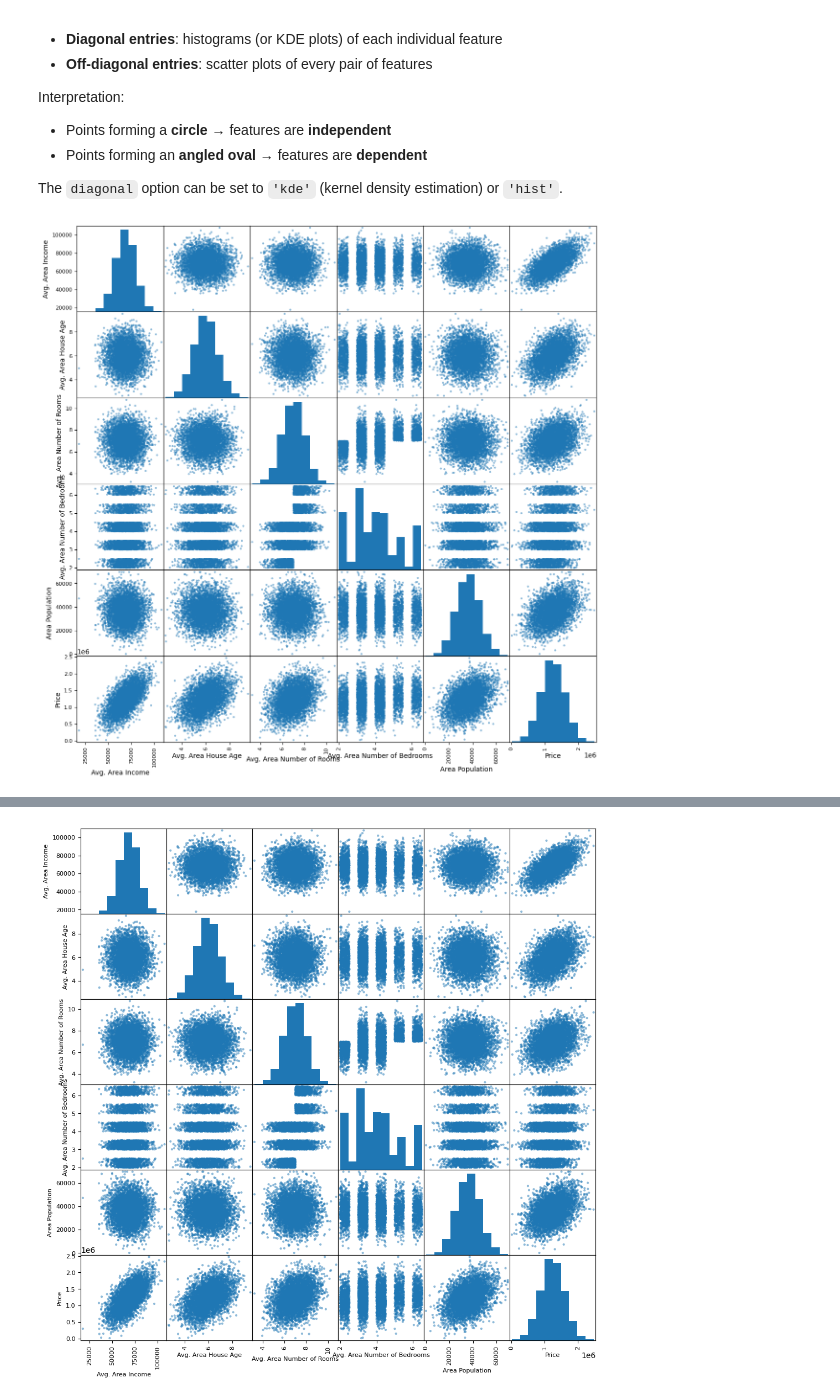
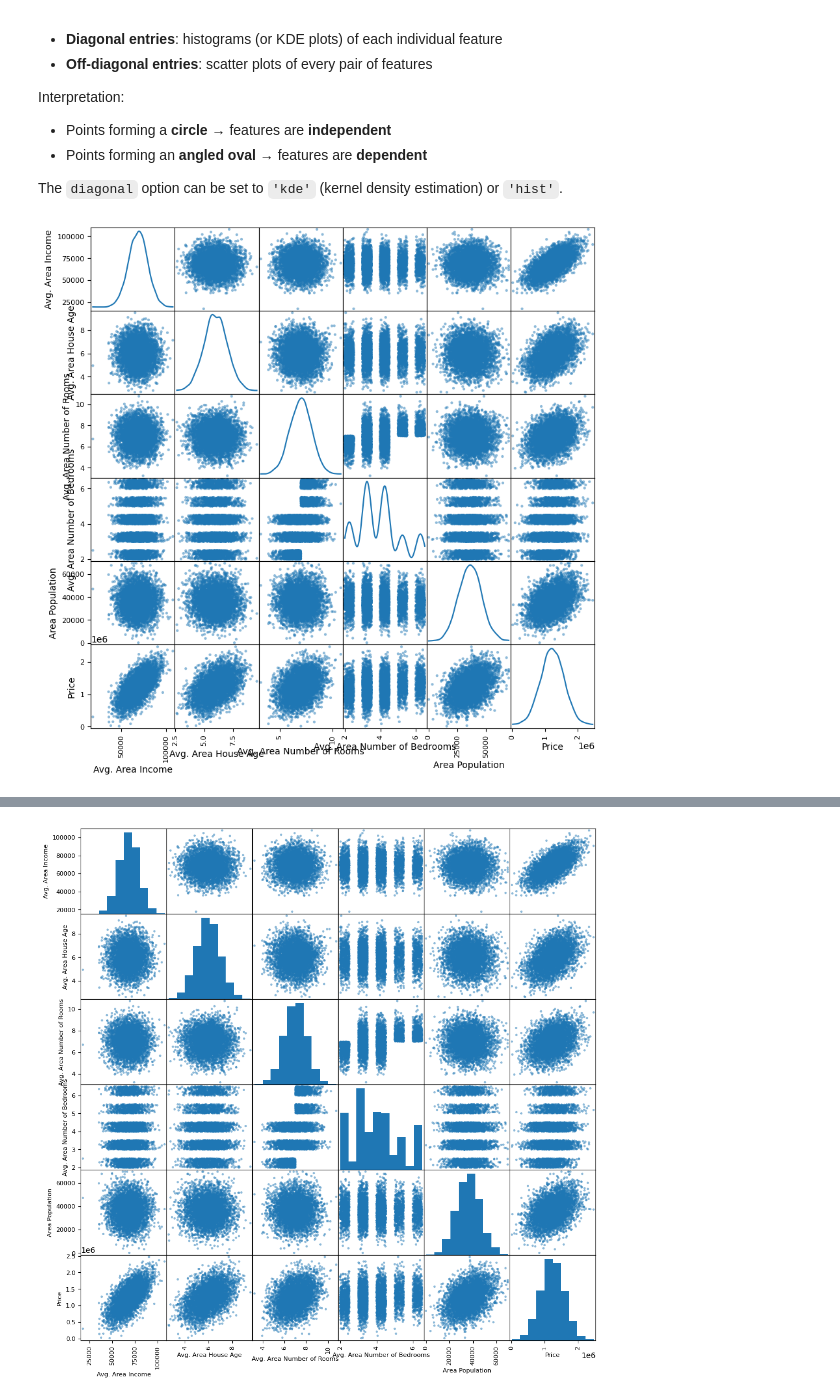
Before and after one commit to wasimnawaz1/programming_4_AI, a Jupyter notebook: Programming_for_AI,_Lectures_(Week_9)_Matplotlib.ipynb, the cells around one changed output, grey strips where cells are left out. Drawn from its saved outputs; the diff is of its cells as text; code cells hidden in the pictures.

```diff
--- a/Programming_for_AI,_Lectures_(Week_9)_Matplotlib.ipynb
+++ b/Programming_for_AI,_Lectures_(Week_9)_Matplotlib.ipynb
@@ -503,0 +423,18 @@ housing_price.isnull().sum()
+# %%
+import pandas as pd
+import numpy as np
+import matplotlib.pyplot as plt
+
+# Path to dataset: https://www.kaggle.com/datasets/aariyan101/usa-housingcsv
+!kaggle datasets download -d aariyan101/usa-housingcsv --unzip          # direct download to /content folder
+
+# Load the dataset first
+housing_price = pd.read_csv('/content/USA_Housing.csv')
+
+print(housing_price.head())
+print(housing_price.tail())
+
+print(housing_price.shape)
+print(housing_price.info())
+print(housing_price.describe())
+print(housing_price.isnull().sum())
@@ -550,8 +505,10 @@ Interpretation:
 
 The `diagonal` option can be set to `'kde'` (kernel density estimation) or `'hist'`.
 # %%
+### Using pandas scatter_matrix function
+
 from pandas.plotting import scatter_matrix
-scatter_matrix(housing_price, figsize=(14, 14)) # use diagonal='kde' for smooth kernel density estimation curve
+scatter_matrix(housing_price, figsize=(10, 10), diagonal='kde')       # use diagonal='kde' for smooth kernel density estimation curve
 plt.show()
 # %% [output]
-[figure, old version]
+[figure, new version]
```
Also changed, not shown: parts of 43 cells of this notebook.
